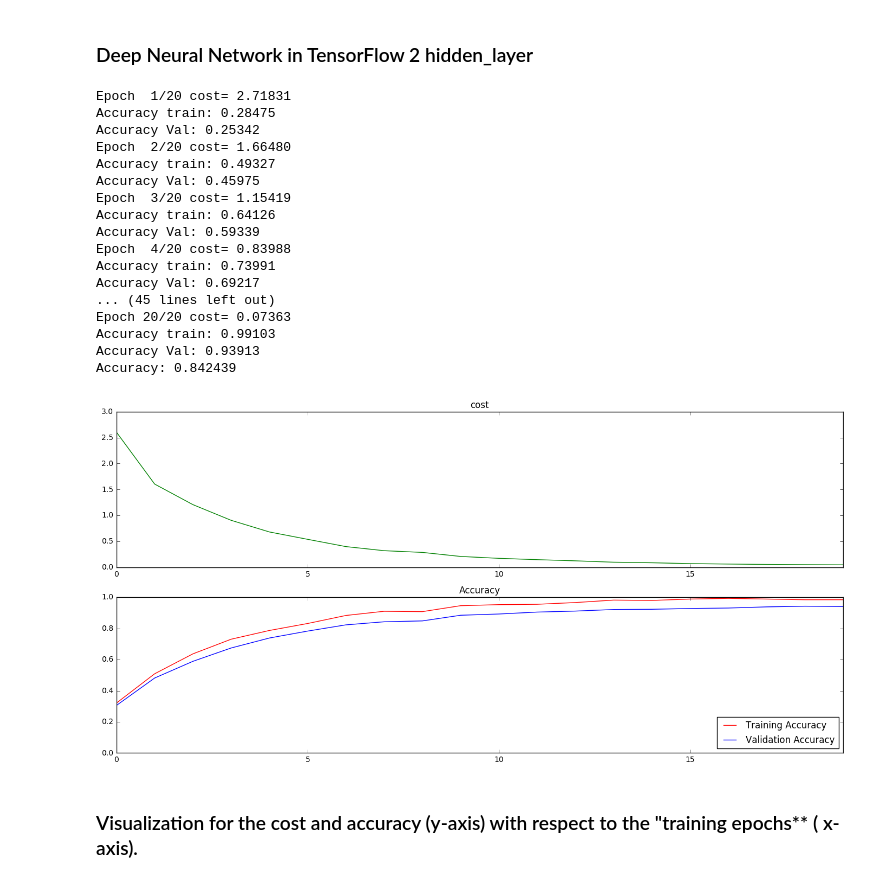
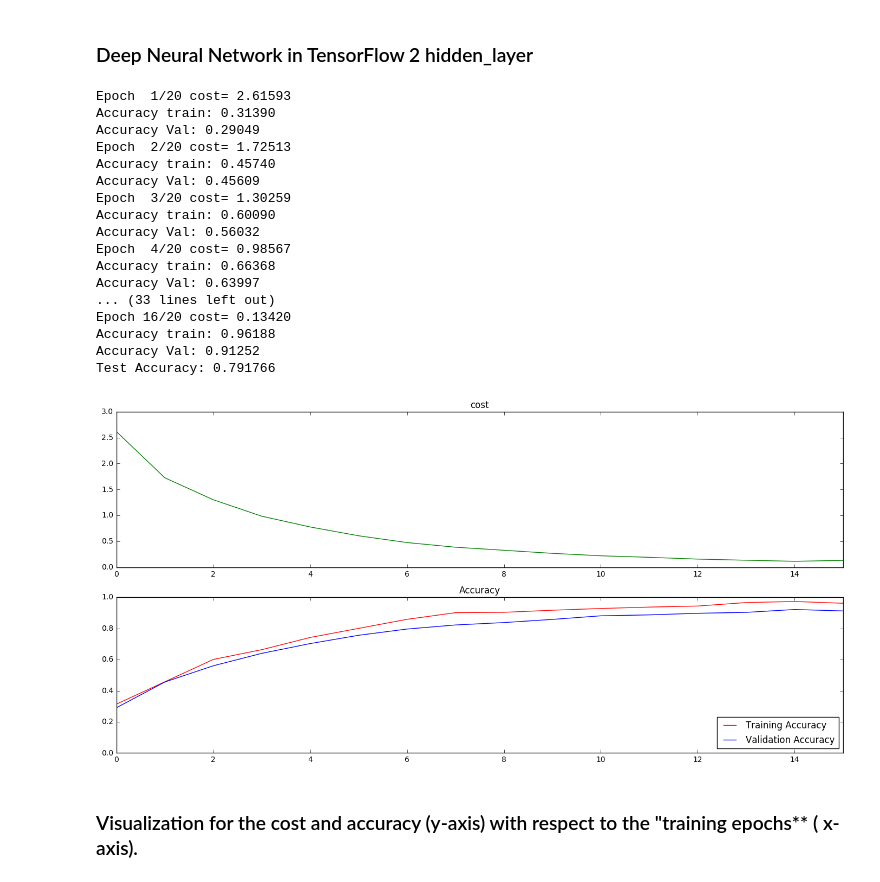
Before and after one commit to Shmuelnaaman/Traffic_Sign_Classifier_neural_network, a Jupyter notebook: Traffic_Signs_Recognition.ipynb, the cells around one changed output. Saved outputs shown, nothing was run; the diff lists cells and outputs as text; code cells hidden in the pictures.

```diff
--- a/Traffic_Signs_Recognition.ipynb
+++ b/Traffic_Signs_Recognition.ipynb
@@ -233,6 +233,10 @@ sigma = 0.1
 x = tf.placeholder(tf.float32, (None, 32, 32, 3))
 y = tf.placeholder(tf.int32, (None))
 one_hot_y = tf.one_hot(y, 43)
+
+#validation_monitor = tf.contrib.learn.monitors.ValidationMonitor(
+#    valid_features, valid_labels,
+#    every_n_steps=50)
 
     #  Layer 1: Convolutional. Input = 32x32x1. Output = 28x28x6.
 conv1W = tf.Variable(tf.truncated_normal(shape=[5, 5, 3, 6], mean=mu, stddev=sigma))
@@ -293,10 +297,7 @@ is_correct_prediction = tf.equal(tf.argmax(prediction, 1), tf.argmax(y, 1))
 
 accuracy = tf.reduce_mean(tf.cast(is_correct_prediction, tf.float32))
 
-# Define loss and optimizer
-#cost = tf.reduce_mean(tf.nn.softmax_cross_entropy_with_logits(logits, y))
 
-#optimizer = tf.train.GradientDescentOptimizer(learning_rate=learning_rate).minimize(cost)
 # Initializing the variables
 sess = tf.Session()
 
@@ -305,7 +306,7 @@ train_acc_batch =[]
 val_acc_batch =[]
 train_cost_batch =[]
 batches = []
-
+val_t=0
 # Launch the graph
 
 for epoch in range(training_epochs):
@@ -335,44 +336,47 @@ for epoch in range(training_epochs):
         print("Accuracy Val:", "{:.5f}".format(a))
 
         val_acc_batch.append([a])
+        if a-val_t<0.005 :
+             break
+        val_t=a
 
     # Test model
 a = sess.run(  accuracy , feed_dict={x: X_test_t, y:  y_test})
-print("Accuracy:", a)
+print("Test Accuracy:", a)
 # %% [output]
-Epoch  1/20 cost= 2.71831
-Accuracy train: 0.28475
-Accuracy Val: 0.25342
-Epoch  2/20 cost= 1.66480
-Accuracy train: 0.49327
-Accuracy Val: 0.45975
-Epoch  3/20 cost= 1.15419
-Accuracy train: 0.64126
-Accuracy Val: 0.59339
-Epoch  4/20 cost= 0.83988
-Accuracy train: 0.73991
-Accuracy Val: 0.69217
-... (45 lines left out)
-Epoch 20/20 cost= 0.07363
-Accuracy train: 0.99103
-Accuracy Val: 0.93913
-Accuracy: 0.842439
+Epoch  1/20 cost= 2.61593
+Accuracy train: 0.31390
+Accuracy Val: 0.29049
+Epoch  2/20 cost= 1.72513
+Accuracy train: 0.45740
+Accuracy Val: 0.45609
+Epoch  3/20 cost= 1.30259
+Accuracy train: 0.60090
+Accuracy Val: 0.56032
+Epoch  4/20 cost= 0.98567
+Accuracy train: 0.66368
+Accuracy Val: 0.63997
+... (33 lines left out)
+Epoch 16/20 cost= 0.13420
+Accuracy train: 0.96188
+Accuracy Val: 0.91252
+Test Accuracy: 0.791766
 # %%
-batches=    [0, 1, 2, 3, 4, 5, 6, 7, 8, 9, 10, 11, 12, 13 ,14 ,15, 16, 17, 18 ,19 ]
+batches=    [0, 1, 2, 3, 4, 5, 6, 7, 8, 9, 10, 11, 12, 13 ,14 ,15]
 loss_plot = plt.subplot(211)
 loss_plot.set_title('cost')
 loss_plot.plot(batches, train_cost_batch, 'g')
 loss_plot.set_xlim([batches[0], batches[-1]])
 acc_plot = plt.subplot(212)
 acc_plot.set_title('Accuracy')
 acc_plot.plot(batches, train_acc_batch, 'r', label='Training Accuracy')
 acc_plot.plot(batches, val_acc_batch, 'b', label='Validation Accuracy')
 acc_plot.set_ylim([0, 1.0])
 acc_plot.set_xlim([batches[0], batches[-1]])
 acc_plot.legend(loc=4)
 plt.tight_layout()
 plt.show()
 # %% [output]
-[figure, old version]
+[figure, new version]
 # %% [markdown]
 ### Visualization for the cost and accuracy (y-axis) with respect to the "training epochs** ( x-axis).
```
Also changed, not shown: parts of 7 cells of this notebook, 1 other file.
